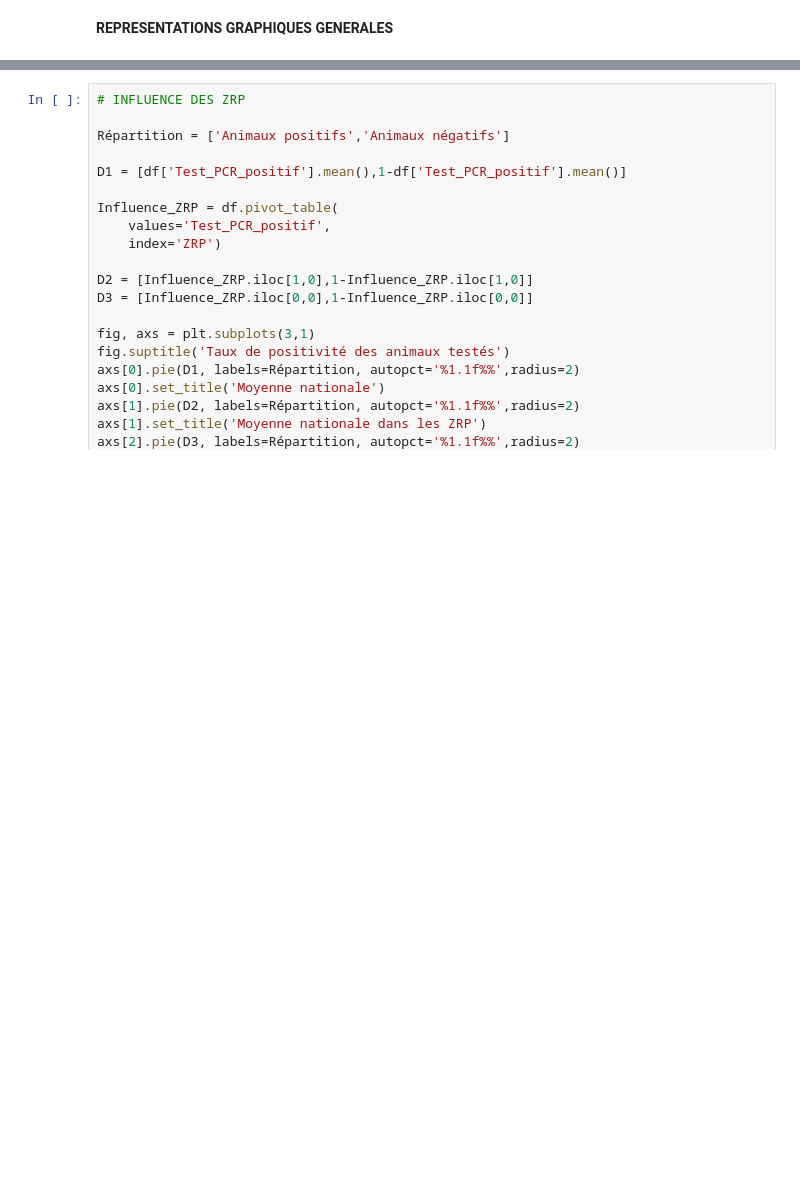
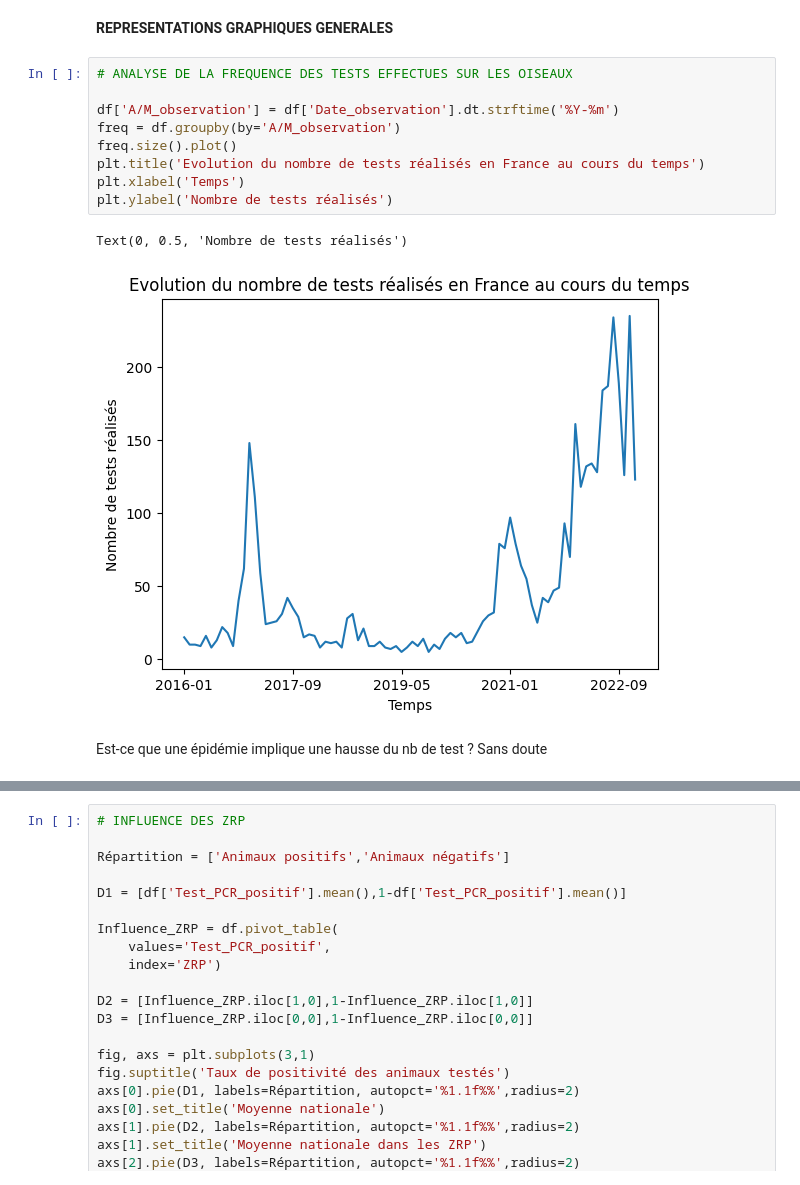
Before and after one commit to bavrillon/Avian-influenza, a Jupyter notebook: EDA.ipynb, the cells around one changed output, grey strips where cells are left out. Drawn from its saved outputs; the diff is of its cells as text; blank space fills up the shorter version.

```diff
--- a/EDA.ipynb
+++ b/EDA.ipynb
@@ -156,6 +156,20 @@ df.head()
 | 3892 | False | Pigeon_ramier | 3424 | Columba_palumbus | Columbidae | 7349 | ... |
 # %% [markdown]
 **REPRESENTATIONS GRAPHIQUES GENERALES**
+# %%
+# ANALYSE DE LA FREQUENCE DES TESTS EFFECTUES SUR LES OISEAUX
+
+df['A/M_observation'] = df['Date_observation'].dt.strftime('%Y-%m')
+freq = df.groupby(by='A/M_observation')
+freq.size().plot()
+plt.title('Evolution du nombre de tests réalisés en France au cours du temps')
+plt.xlabel('Temps')
+plt.ylabel('Nombre de tests réalisés')
+# %% [output]
+Text(0, 0.5, 'Nombre de tests réalisés')
+[figure, added]
+# %% [markdown]
+Est-ce que une épidémie implique une hausse du nb de test ? Sans doute
 # %%
 # PROPORTION DE TEST POSITIFS SELON LE TEMPS
 
```
Also changed, not shown: parts of 8 cells of this notebook.
